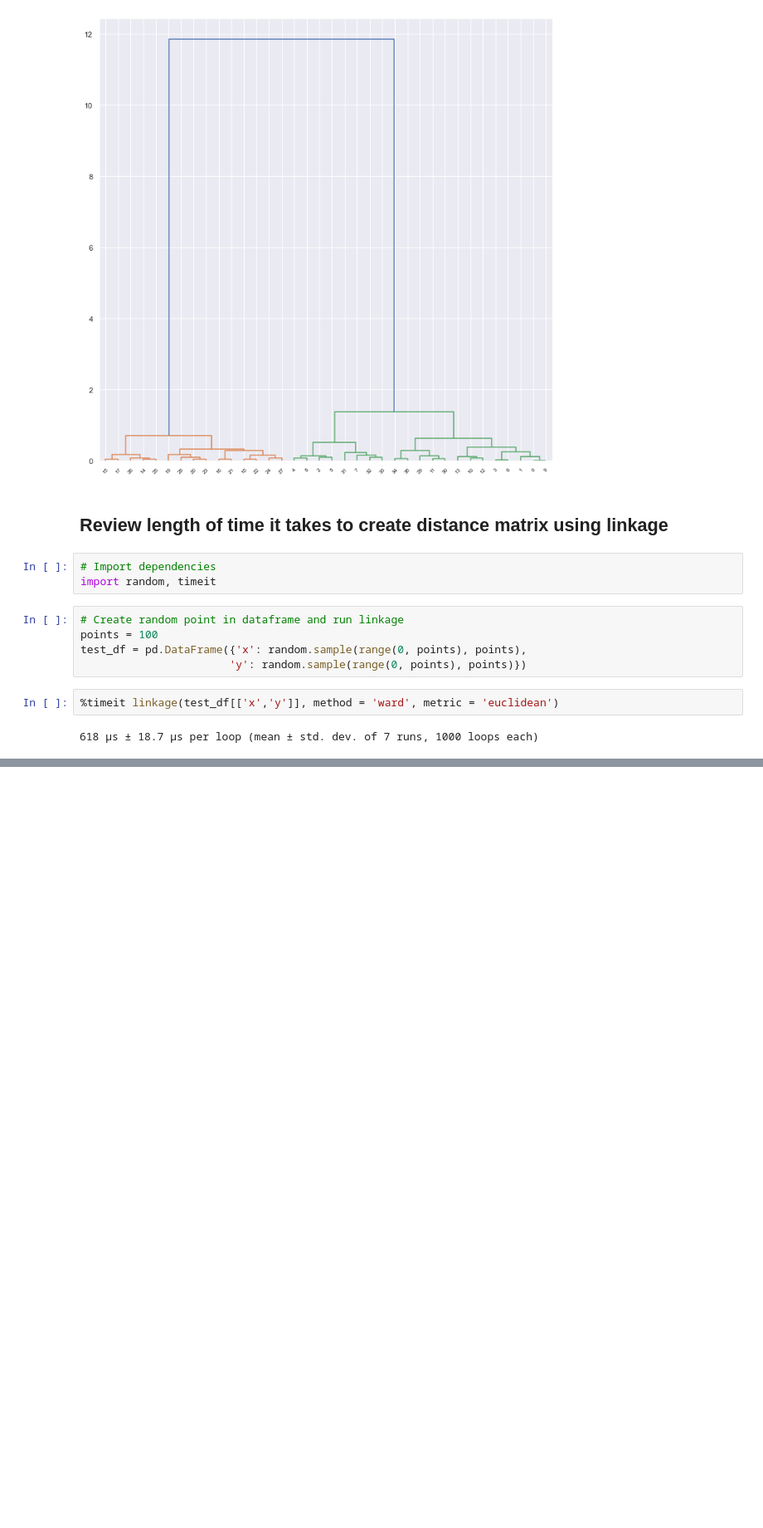
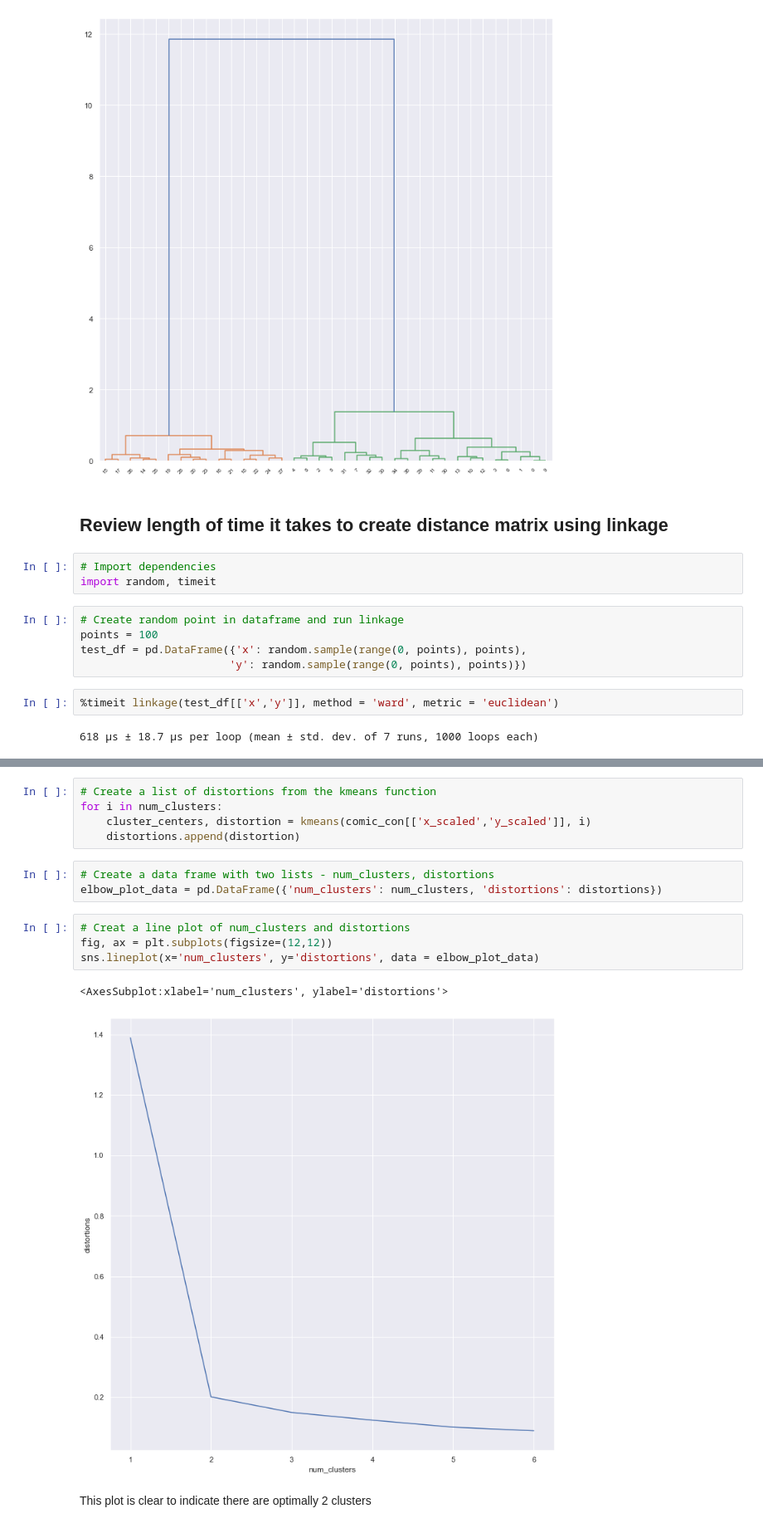
Before and after one commit to kipmadden/Cluster-Analysis-in-Python, a Jupyter notebook: SciPy Clustering Basics.ipynb, the cells around one changed output, grey strips where cells are left out. Shown: that part at 83% size. Drawn from its saved outputs; the diff is of its cells as text; blank space fills up the shorter version.

```diff
--- a/SciPy Clustering Basics.ipynb
+++ b/SciPy Clustering Basics.ipynb
@@ -295,0 +321,17 @@ test_df = pd.DataFrame({'x': random.sample(range(0, points), points),
+# %%
+# Create a list of distortions from the kmeans function
+for i in num_clusters:
+    cluster_centers, distortion = kmeans(comic_con[['x_scaled','y_scaled']], i)
+    distortions.append(distortion)
+# %%
+# Create a data frame with two lists - num_clusters, distortions
+elbow_plot_data = pd.DataFrame({'num_clusters': num_clusters, 'distortions': distortions})
+# %%
+# Creat a line plot of num_clusters and distortions
+fig, ax = plt.subplots(figsize=(12,12))
+sns.lineplot(x='num_clusters', y='distortions', data = elbow_plot_data)
+# %% [output]
+<AxesSubplot:xlabel='num_clusters', ylabel='distortions'>
+[figure, added]
+# %% [markdown]
+This plot is clear to indicate there are optimally 2 clusters
```
Also changed, not shown: parts of 7 cells of this notebook, 1 other file.
